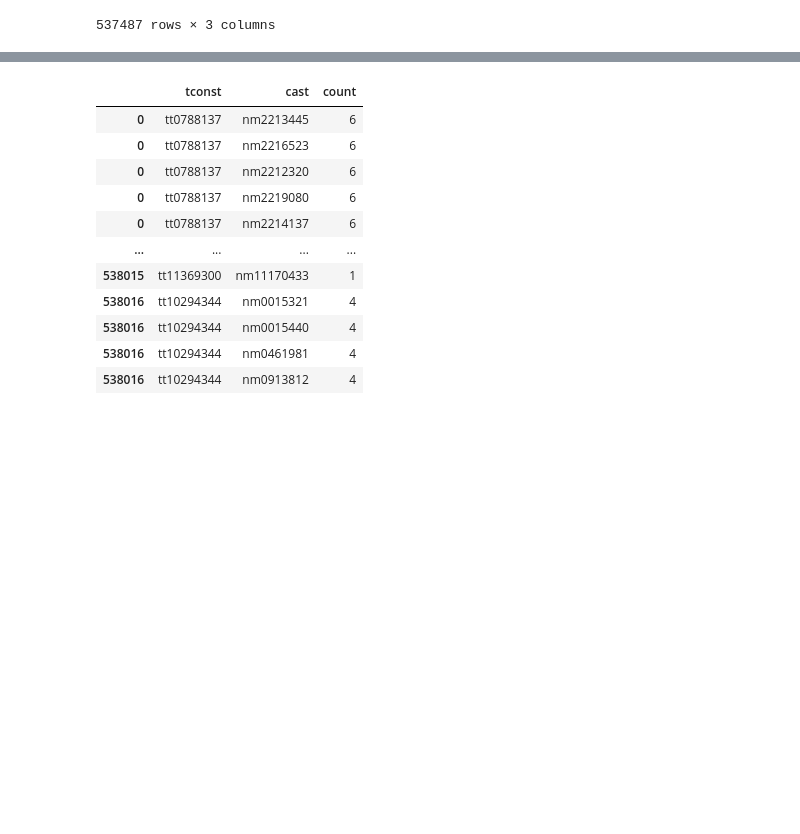
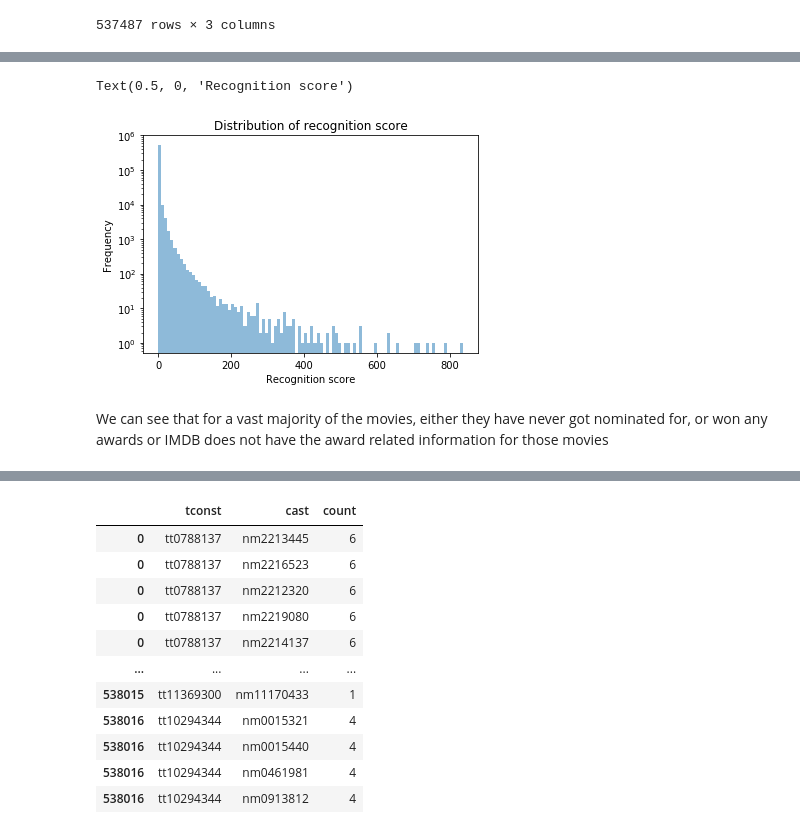
Before and after one commit to Ruchiranga/AD_A-team-project, a Jupyter notebook: Milestone3-ruchiranga.ipynb, the cells around one changed output, grey strips where cells are left out. Saved outputs shown, nothing was run; the diff lists cells and outputs as text; code cells hidden in the pictures; blank space fills up the shorter version.

```diff
--- a/Milestone3-ruchiranga.ipynb
+++ b/Milestone3-ruchiranga.ipynb
@@ -59,7 +60,9 @@ actors.head()
 | 4 | nm0000005 | Ingmar Bergman | 1918 | 2007 | actor | tt0050986,tt0083922,tt0069467,tt0... |
 # %%
 movie_cast = pd.read_pickle("./pickles/complete_cast.pkl")
-movies = pd.read_pickle("./pickles/filtered_movies.pkl")
+imdb_movies = pd.read_pickle("./pickles/filtered_movies.pkl")
+scraped_movies = pd.read_pickle("./pickles/complete_movies.pkl")
+movie_ratings = pd.read_csv("./data/title.ratings.tsv.gz", sep='\t')
 movie_cast
 # %% [output]
 |  | tconst | cast | count |
@@ -75,3 +78,8 @@ movie_cast
 | 538015 | tt11369300 | [nm11170433] | 1 |
 | 538016 | tt10294344 | [nm0015321, nm0015440, nm0461981,... | 4 |
 537487 rows × 3 columns
+# %%
+movies = scraped_movies\
+            .merge(imdb_movies, how='left', left_on='tconst', right_on='tconst')\
+            .merge(movie_ratings, left_on='tconst', right_on='tconst', how='left')
+movies
@@ -77,0 +102,7 @@ movie_cast
+# %%
+OSCAR_WEIGHT = 10
+WIN_WEIGHT = 2
+NOMINATION_WEIGHT = 1
+movies['recognition'] = (movies.oscarWins * OSCAR_WEIGHT) + (movies.nominations * NOMINATION_WEIGHT) + (movies.wins *WIN_WEIGHT)
+recognized_movies = movies.sort_values('recognition', ascending=False)
+recognized_movies
@@ -77,0 +123,11 @@ movie_cast
+# %%
+fig, ax = plt.subplots()
+recognized_movies.recognition.plot.hist(ax=ax, bins=100, alpha=0.5)
+ax.set_yscale('log')
+ax.set_title('Distribution of recognition score')
+ax.set_xlabel('Recognition score')
+# %% [output]
+Text(0.5, 0, 'Recognition score')
+[figure, added]
+# %% [markdown]
+We can see that for a vast majority of the movies, either they have never got nominated for, or won any awards or IMDB does not have the award related information for those movies
```
Also changed, not shown: parts of 16 cells of this notebook.
